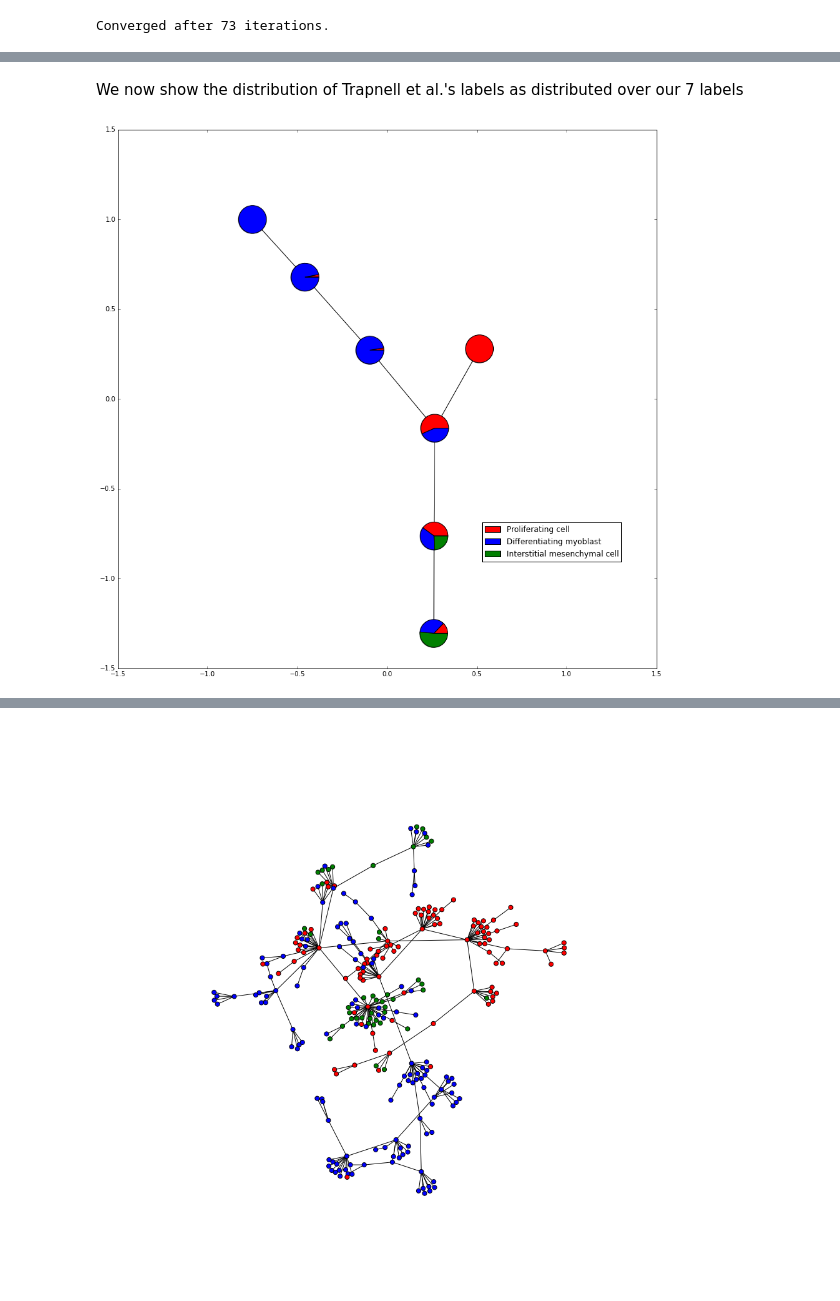
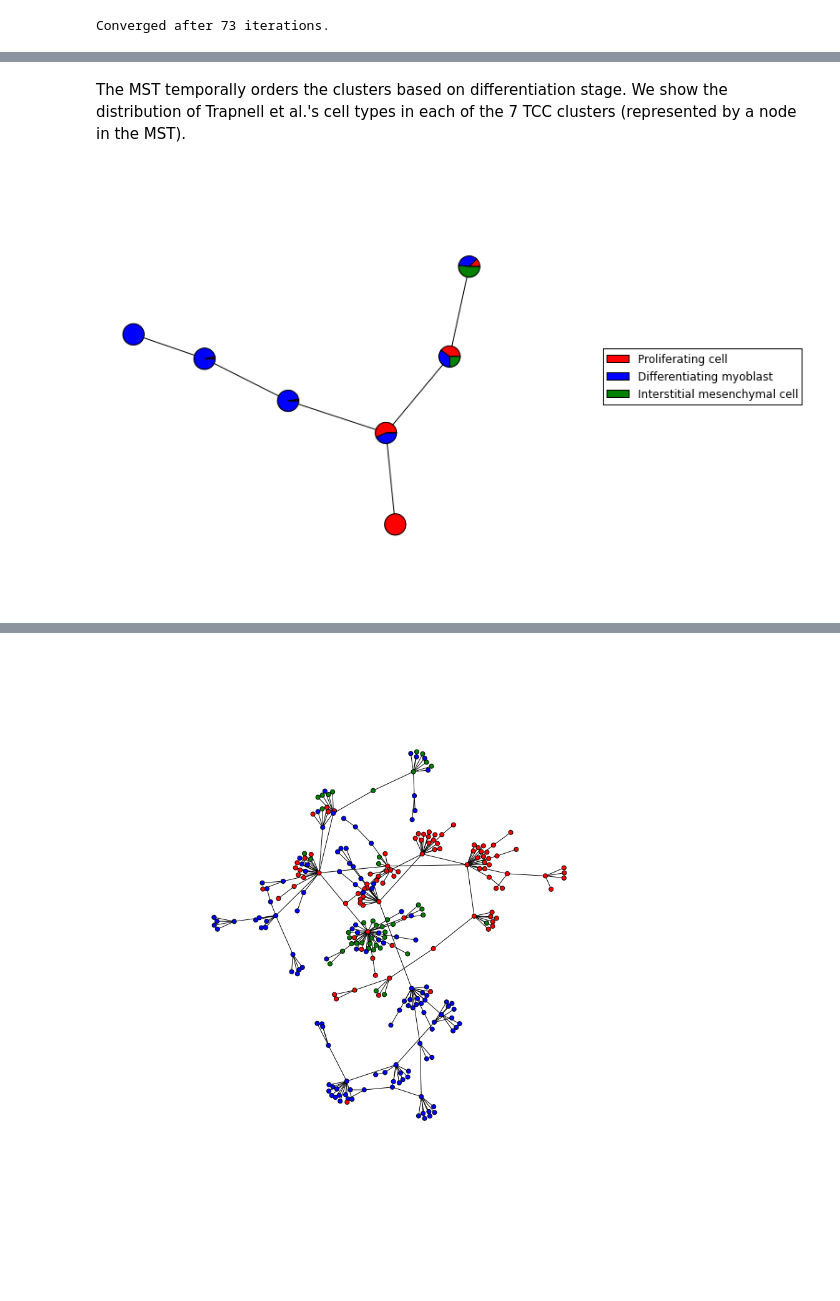
Before and after one commit to govinda-kamath/clustering_on_transcript_compatibility_counts, a Jupyter notebook: Trapnell_pipeline/Trapnell_Analysis.ipynb, the cells around one changed output, grey strips where cells are left out. Drawn from its saved outputs; the diff is of its cells as text; code cells hidden in the pictures; blank space fills up the shorter version.

```diff
--- a/Trapnell_pipeline/Trapnell_Analysis.ipynb
+++ b/Trapnell_pipeline/Trapnell_Analysis.ipynb
@@ -167,49 +174,48 @@ Next we show the distribution of Trapnell's true labels on our tree here
+# %% [markdown]
+The MST temporally orders the clusters based on differentiation stage. We show the distribution of Trapnell et al.'s cell types in each of the 7 TCC clusters (represented by a node in the MST).
 # %%
 def draw_pie_MST(T,Ltrue,Labels,piesize=0.05,c= ["#ff008a","#628cf2","#01db2e"],
                  Ltrue_unique=['Proliferating cell','Differentiating myoblast',
                                'Interstitial mesenchymal cell'],leg=True,show_clust_names=False):
     pos=nx.spring_layout(T)
-    fig=plt.figure(figsize=(15,15))
-    #ax=plt.axes([0,0,1,1])
+    fig=plt.figure(figsize=(8,8))
     ax=plt.subplot(111)
     ax.set_aspect('equal')
     nx.draw_networkx_edges(T,pos,ax=ax)
     plt.xlim(-1.5,1.5)
     plt.ylim(-1.5,1.5)
+    plt.axis('off')
     trans=ax.transData.transform
     trans2=fig.transFigure.inverted().transform
     p2=piesize/2.0
     max_p = 0
     for n in T:
         xx,yy=trans(pos[n]) # figure coordinates
         xa,ya=trans2((xx,yy)) # axes coordinates
         a = plt.axes([xa-p2,ya-p2, piesize, piesize])
         a.set_aspect('equal')
         Ltemp = Ltrue[Labels == n]
         # Save proportion of each label
         fracs = []
         tot_size = float(len(Ltemp))
         for label in np.unique(Ltrue):
             fracs.append(np.sum(Ltemp == label)/tot_size)
         fracs = np.array(fracs)
         # Account for case where pie should only contain one color
         if np.sum(fracs != 0) == 1:
             ind = np.where(fracs != 0)[0]
             fracs = [fracs[ind]]
             ctemp = [c[ind]]
         else:
             ctemp = c
         p,_ = a.pie(fracs,colors=ctemp,shadow=True)
         if len(p) > max_p:
             patches = p
             max_p = len(p)
         if show_clust_names: plt.title(n)
-    if leg: plt.legend(patches, Ltrue_unique, bbox_to_anchor=(6, 1))
+    if leg: plt.legend(patches, Ltrue_unique, bbox_to_anchor=(14, 1))
     plt.show()
+
+draw_pie_MST(T,Trap_labels,labels7,c=['r','b','g'],leg=True,show_clust_names=False)
+# %% [output]
+[figure, added]
-# %% [markdown]
-We now show the distribution of Trapnell et al.'s labels as distributed over our 7 labels
-# %%
-draw_pie_MST(T,Trap_labels,labels7,c=['r','b','g'],
-             leg=True,show_clust_names=False)
-# %% [output]
-[figure, removed]
```
Also changed, not shown: parts of 37 cells of this notebook, 8 other files.
